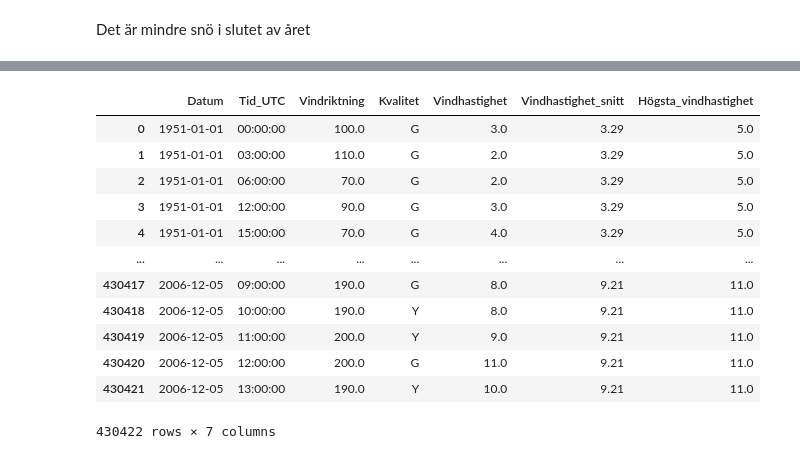
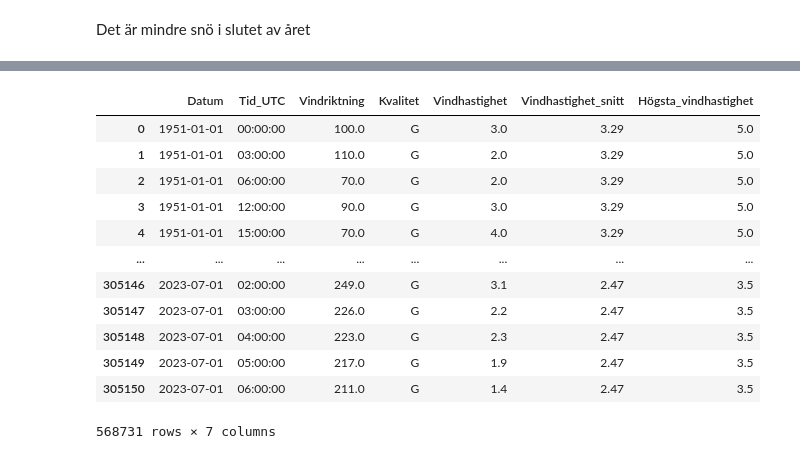
Before and after one commit to msteele919/projectwork, a Jupyter notebook: Kristoffer/plotting.ipynb, the cells around one changed output, grey strips where cells are left out. Drawn from its saved outputs; the diff is of its cells as text; code cells hidden in the pictures.

```diff
--- a/Kristoffer/plotting.ipynb
+++ b/Kristoffer/plotting.ipynb
@@ -281,16 +299,16 @@ windygbg
-# %%
-windysave
-# %% [output]
-|  | Datum | Tid_UTC | Vindriktning | Kvalitet | Vindhastighet | Vindhastighet_snitt | Högsta_vindhastighet |
-| 0 | 1951-01-01 | 00:00:00 | 100.0 | G | 3.0 | 3.29 | 5.0 |
-| 1 | 1951-01-01 | 03:00:00 | 110.0 | G | 2.0 | 3.29 | 5.0 |
-| 2 | 1951-01-01 | 06:00:00 | 70.0 | G | 2.0 | 3.29 | 5.0 |
-| 3 | 1951-01-01 | 12:00:00 | 90.0 | G | 3.0 | 3.29 | 5.0 |
-| 4 | 1951-01-01 | 15:00:00 | 70.0 | G | 4.0 | 3.29 | 5.0 |
-| ... | ... | ... | ... | ... | ... | ... | ... |
-| 430417 | 2006-12-05 | 09:00:00 | 190.0 | G | 8.0 | 9.21 | 11.0 |
-| 430418 | 2006-12-05 | 10:00:00 | 190.0 | Y | 8.0 | 9.21 | 11.0 |
-| 430419 | 2006-12-05 | 11:00:00 | 200.0 | Y | 9.0 | 9.21 | 11.0 |
-| 430420 | 2006-12-05 | 12:00:00 | 200.0 | G | 11.0 | 9.21 | 11.0 |
-| 430421 | 2006-12-05 | 13:00:00 | 190.0 | Y | 10.0 | 9.21 | 11.0 |
-430422 rows × 7 columns
+# %%
+windyboth
+# %% [output]
+|  | Datum | Tid_UTC | Vindriktning | Kvalitet | Vindhastighet | Vindhastighet_snitt | Högsta_vindhastighet |
+| 0 | 1951-01-01 | 00:00:00 | 100.0 | G | 3.0 | 3.29 | 5.0 |
+| 1 | 1951-01-01 | 03:00:00 | 110.0 | G | 2.0 | 3.29 | 5.0 |
+| 2 | 1951-01-01 | 06:00:00 | 70.0 | G | 2.0 | 3.29 | 5.0 |
+| 3 | 1951-01-01 | 12:00:00 | 90.0 | G | 3.0 | 3.29 | 5.0 |
+| 4 | 1951-01-01 | 15:00:00 | 70.0 | G | 4.0 | 3.29 | 5.0 |
+| ... | ... | ... | ... | ... | ... | ... | ... |
+| 305146 | 2023-07-01 | 02:00:00 | 249.0 | G | 3.1 | 2.47 | 3.5 |
+| 305147 | 2023-07-01 | 03:00:00 | 226.0 | G | 2.2 | 2.47 | 3.5 |
+| 305148 | 2023-07-01 | 04:00:00 | 223.0 | G | 2.3 | 2.47 | 3.5 |
+| 305149 | 2023-07-01 | 05:00:00 | 217.0 | G | 1.9 | 2.47 | 3.5 |
+| 305150 | 2023-07-01 | 06:00:00 | 211.0 | G | 1.4 | 2.47 | 3.5 |
+568731 rows × 7 columns
```
Also changed, not shown: parts of 31 cells of this notebook, 2 other files.
